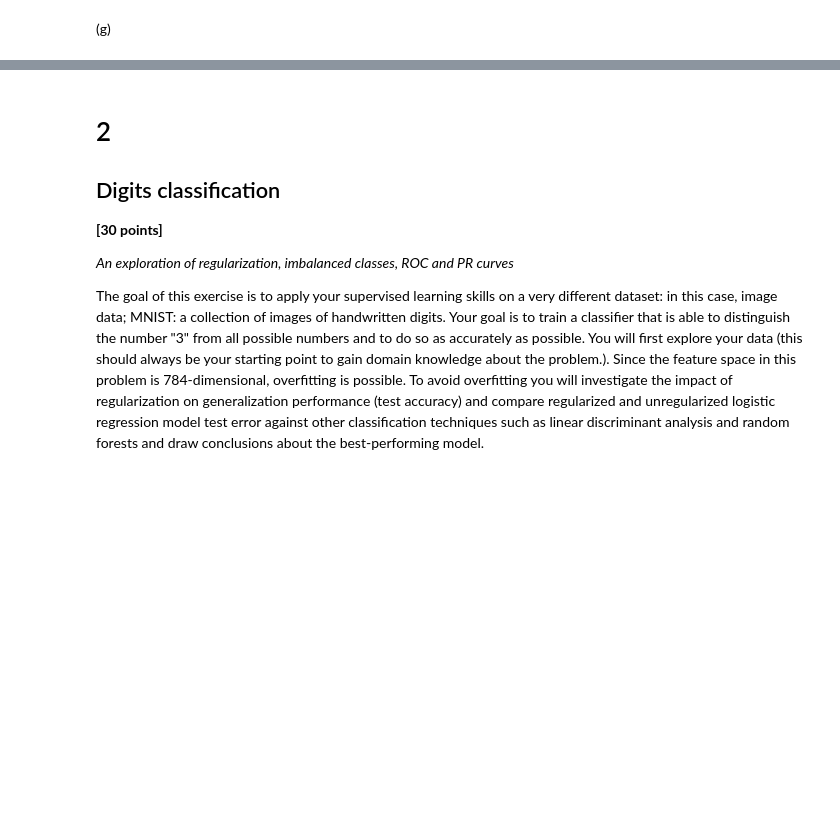
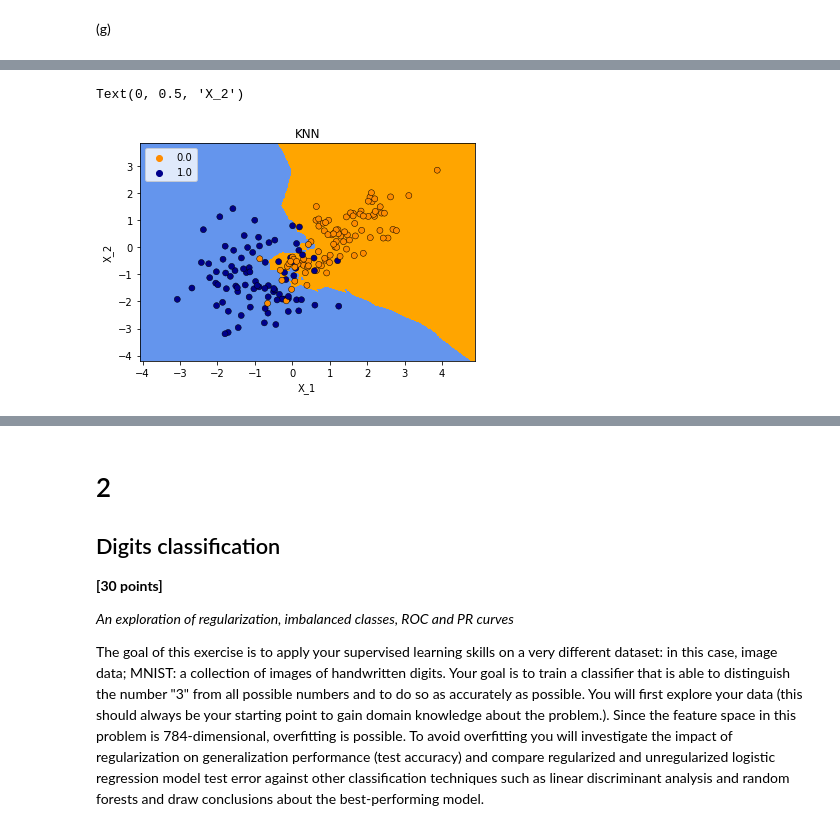
Before and after one commit to HarTigran/ids705, a Jupyter notebook: assignments/Assignment_3.ipynb, the cells around one changed output, grey strips where cells are left out. Saved outputs shown, nothing was run; the diff lists cells and outputs as text; code cells hidden in the pictures; blank space fills up the shorter version.

```diff
--- a/assignments/Assignment_3.ipynb
+++ b/assignments/Assignment_3.ipynb
@@ -390,0 +361,7 @@ np.sum(k.predict(X_train) == y_train)/len(y_train)
+# %%
+skf = StratifiedKFold(n_splits=10)
+skf.get_n_splits(X, y)
+for train_index, test_index in skf.split(X, y):
+    print("TRAIN:", train_index, "TEST:", test_index)
+    X_train, X_test = X[train_index], X[test_index]
+    y_train, y_test = y[train_index], y[test_index]
@@ -390,0 +386,49 @@ np.sum(k.predict(X_train) == y_train)/len(y_train)
+# %%
+from sklearn.metrics import accuracy_score
+from sklearn import neighbors, datasets, metrics
+from matplotlib.colors import ListedColormap
+import seaborn as sns
+
+clf = neighbors.KNeighborsClassifier(n_neighbors=7)
+clf.fit(X_train, y_train.ravel())
+y_hat = clf.predict(X_test)
+y_hat_train = clf.predict(X_train)
+acc_test = accuracy_score(y_test, y_hat)
+acc_train = accuracy_score(y_train, y_hat_train)
+# %%
+h = 0.02  # step size in the mesh
+
+# Create color maps
+cmap_light = ListedColormap(["orange", "cornflowerblue"])
+cmap_bold = ["darkorange", "darkblue"]
+
+# Plot the decision boundary. For that, we will assign a color to each
+# point in the mesh [x_min, x_max]x[y_min, y_max].
+x_min, x_max = X_train[:, 0].min() - 1, X_train[:, 0].max() + 1
+y_min, y_max = X_train[:, 1].min() - 1, X_train[:, 1].max() + 1
+xx, yy = np.meshgrid(np.arange(x_min, x_max, h), np.arange(y_min, y_max, h))
+Z = clf.predict(np.c_[xx.ravel(), yy.ravel()])
+
+# Put the result into a color plot
+Z = Z.reshape(xx.shape)
+# plt.figure(figsize=(4, 3))
+
+plt.contourf(xx, yy, Z, cmap=cmap_light)
+
+# Plot also the training points
+sns.scatterplot(
+    x=X_train[:, 0],
+    y=X_train[:, 1],
+    hue=y_train,
+    palette=cmap_bold,
+    alpha=1.0,
+    edgecolor="black",
+)
+plt.xlim(xx.min(), xx.max())
+plt.ylim(yy.min(), yy.max())
+plt.title('KNN')
+plt.xlabel("X_1")
+plt.ylabel("X_2")
+# %% [output]
+Text(0, 0.5, 'X_2')
+[figure, added]
```
Also changed, not shown: parts of 25 cells of this notebook.
